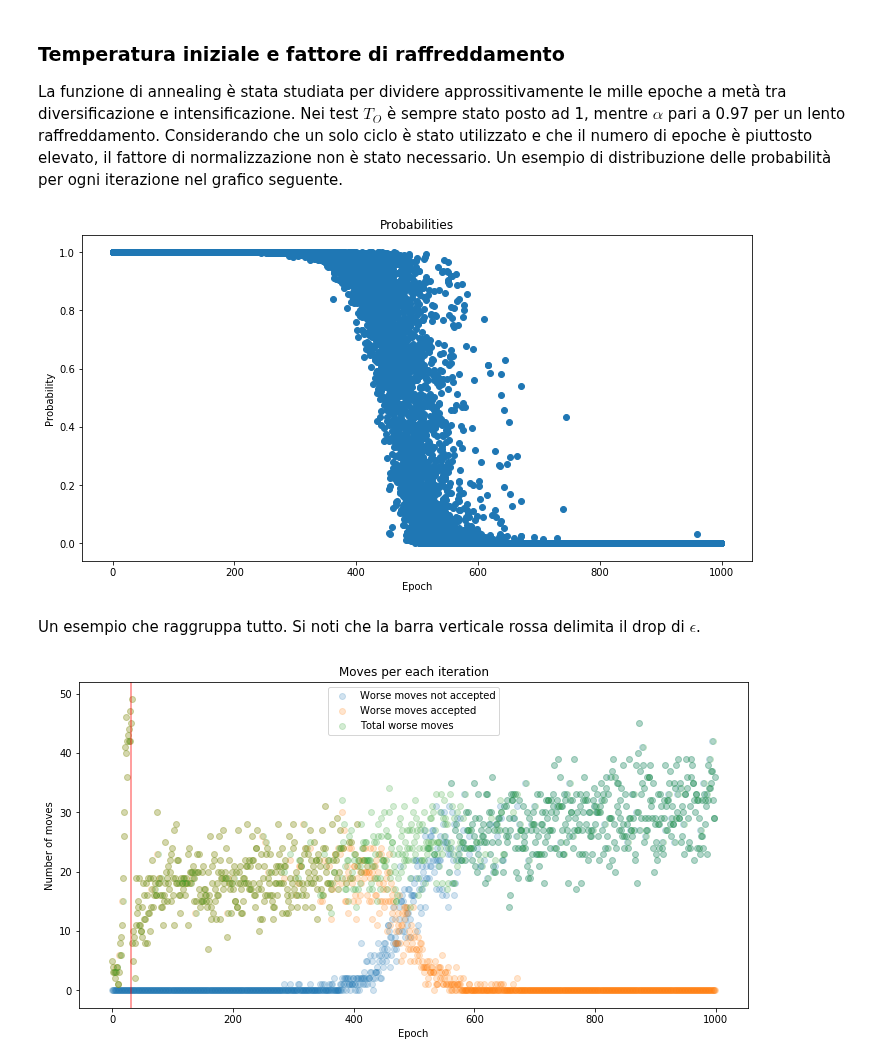
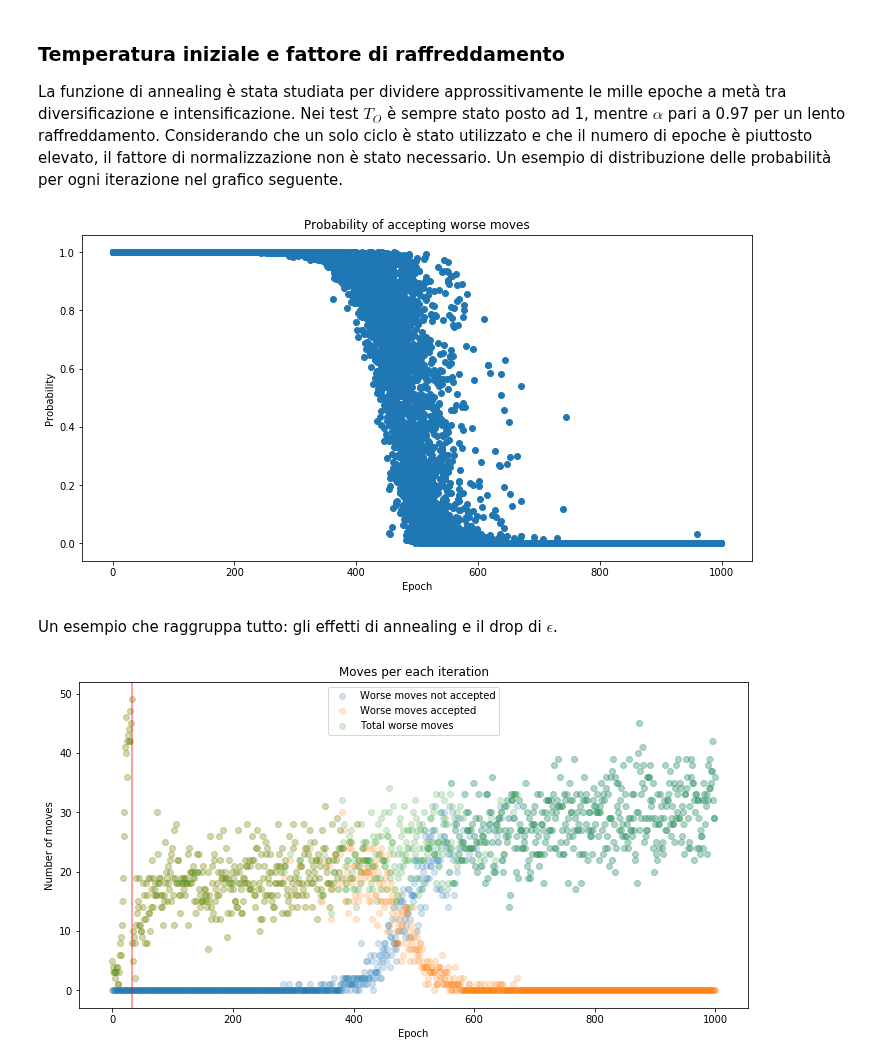
Before and after one commit to strin-matey/thesis, a Jupyter notebook: notebooks/sa/SimulatedAnnealingFinal.ipynb, the cells around one changed output. Saved outputs shown, nothing was run; the diff lists cells and outputs as text; code cells hidden in the pictures.

```diff
--- a/notebooks/sa/SimulatedAnnealingFinal.ipynb
+++ b/notebooks/sa/SimulatedAnnealingFinal.ipynb
@@ -214,12 +215,12 @@ for name, result in results.items():
     n_epochs = 100
     na = result['na']
     ac = result['ac']
-    ax.scatter(np.arange(0, n_epochs), np.asarray(na)[0:n_epochs] + np.asarray(ac)[0:n_epochs])
+    ax.scatter(np.arange(0, n_epochs), np.full(n_epochs, 118) - (np.asarray(na)[0:n_epochs] + np.asarray(ac)[0:n_epochs]))
     for drop in drop_eps.keys():
         plt.axvline(x=drop, color='red')
 
 plt.xlabel('Epoch')
-plt.ylabel('Number of worse moves')
+plt.ylabel('Number of better moves')
 plt.title('Drop of epsilon')
 plt.show()
 # %% [output]
@@ -249,19 +250,19 @@ La funzione di annealing è stata studiata per dividere approssitivamente le mil
 # %%
 results = read_folder('../../results/SSA/fashion-mnist/vgg16/run__2019-01-28_14:24:33')
 fig, ax = plt.subplots(figsize=(12,6))
 for name, result in results.items():
     probabilities = result['probabilities'][()]
     x, y = zip(*((k, float(x)) for k in probabilities for x in probabilities[k]))
     n_epochs = len(result['train_accuracy'])
     ax.scatter(x, y, label=name)
-plt.title('Probabilities')
+plt.title('Probability of accepting worse moves')
 plt.xlabel('Epoch')
 plt.ylabel('Probability')
 plt.show()
 # %% [output]
-[figure, old version]
+[figure, new version]
 # %% [markdown]
-Un esempio che raggruppa tutto. Si noti che la barra verticale rossa delimita il drop di $\epsilon$.
+Un esempio che raggruppa tutto: gli effetti di annealing e il drop di $\epsilon$.
 # %%
 results = read_folder('../../results/SSA/fashion-mnist/vgg16/run__2019-01-28_14:24:33')
 fig, ax = plt.subplots(figsize=(12, 6))
```
Also changed, not shown: parts of 17 cells of this notebook.
